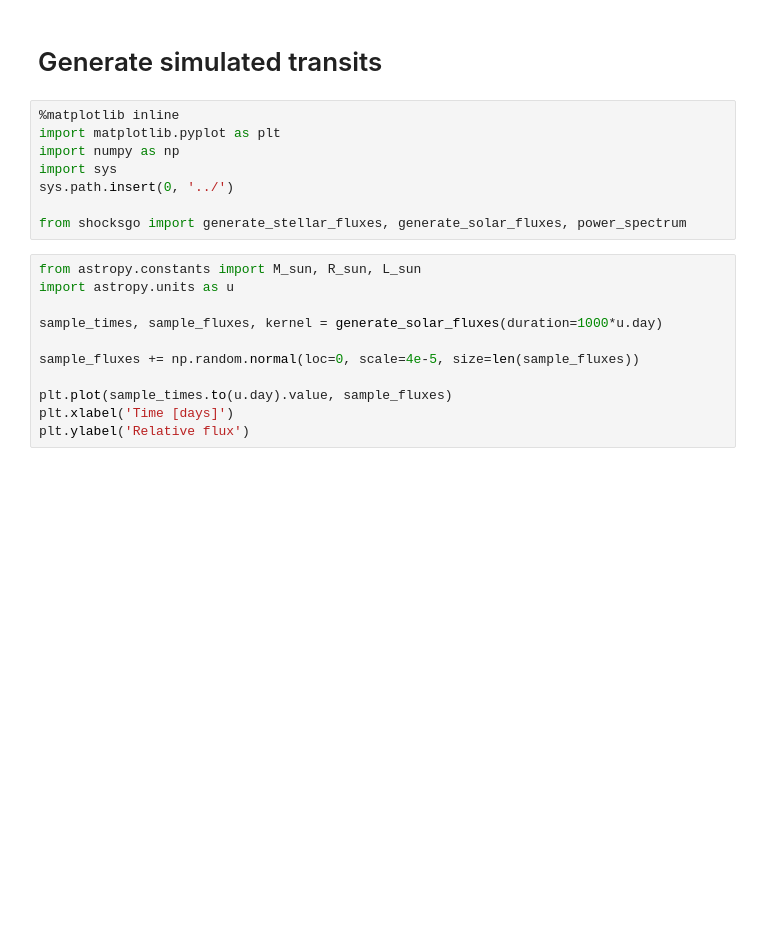
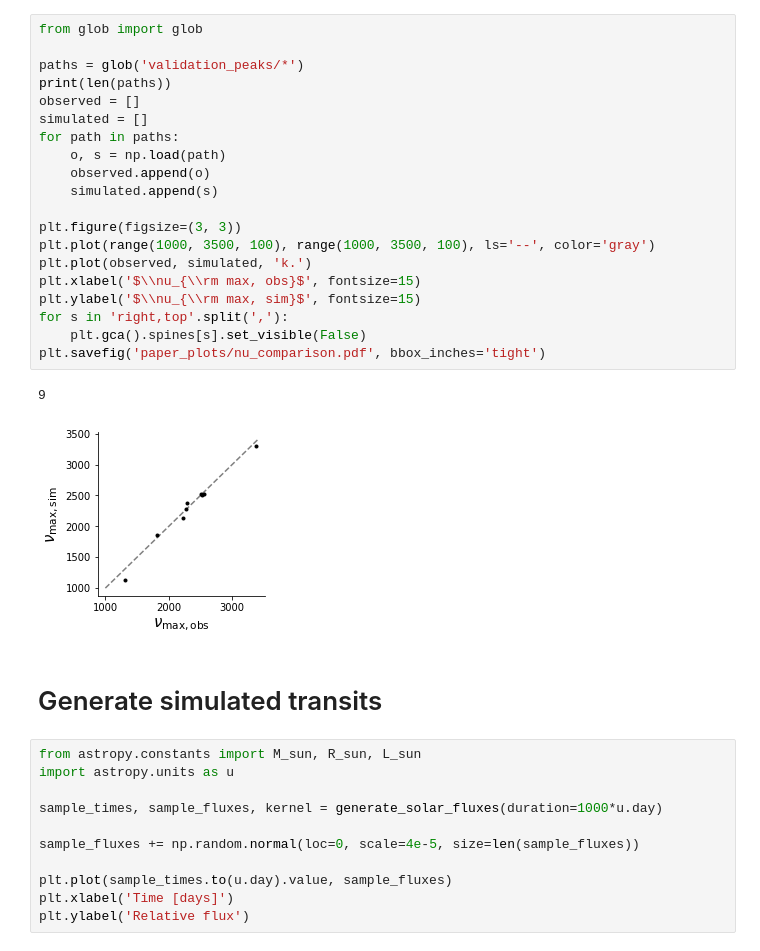
Before and after one commit to bmorris3/shocksgo, a Jupyter notebook: notebooks/demo.ipynb, the cells around one changed output. Cells and saved outputs as stored; diff of their text form; blank space fills up the shorter version.

Commit message:
Validation on lots of stars from Mathur 2012

```diff
--- a/notebooks/demo.ipynb
+++ b/notebooks/demo.ipynb
@@ -1,13 +11,28 @@
+# %%
+from glob import glob
+
+paths = glob('validation_peaks/*')
+print(len(paths))
+observed = []
+simulated = []
+for path in paths:
+    o, s = np.load(path)
+    observed.append(o)
+    simulated.append(s)
+
+plt.figure(figsize=(3, 3))
+plt.plot(range(1000, 3500, 100), range(1000, 3500, 100), ls='--', color='gray')
+plt.plot(observed, simulated, 'k.')
+plt.xlabel('$\\nu_{\\rm max, obs}$', fontsize=15)
+plt.ylabel('$\\nu_{\\rm max, sim}$', fontsize=15)
+for s in 'right,top'.split(','):
+    plt.gca().spines[s].set_visible(False)
+plt.savefig('paper_plots/nu_comparison.pdf', bbox_inches='tight')
+# %% [output]
+9
+[figure, added]
 # %% [markdown]
 # Generate simulated transits
-# %%
-%matplotlib inline
-import matplotlib.pyplot as plt
-import numpy as np
-import sys
-sys.path.insert(0, '../')
-
-from shocksgo import generate_stellar_fluxes, generate_solar_fluxes, power_spectrum
 # %%
 from astropy.constants import M_sun, R_sun, L_sun
 import astropy.units as u
```
Also changed, not shown: parts of 2 cells of this notebook, 12 other files.
